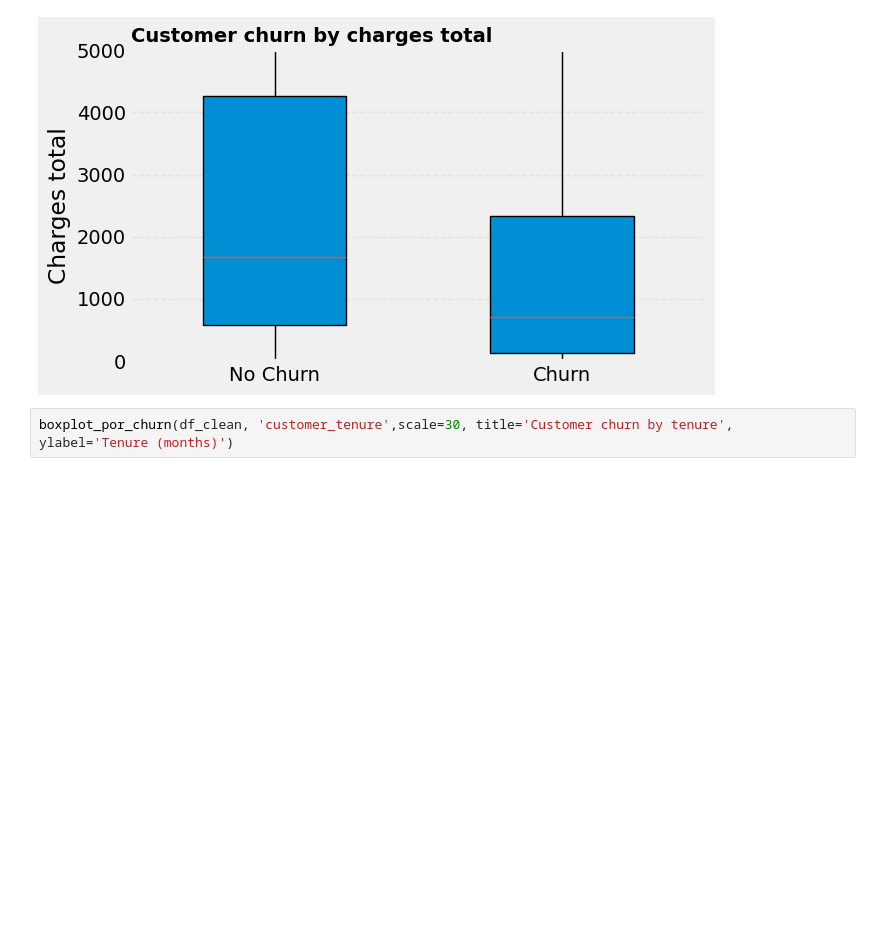
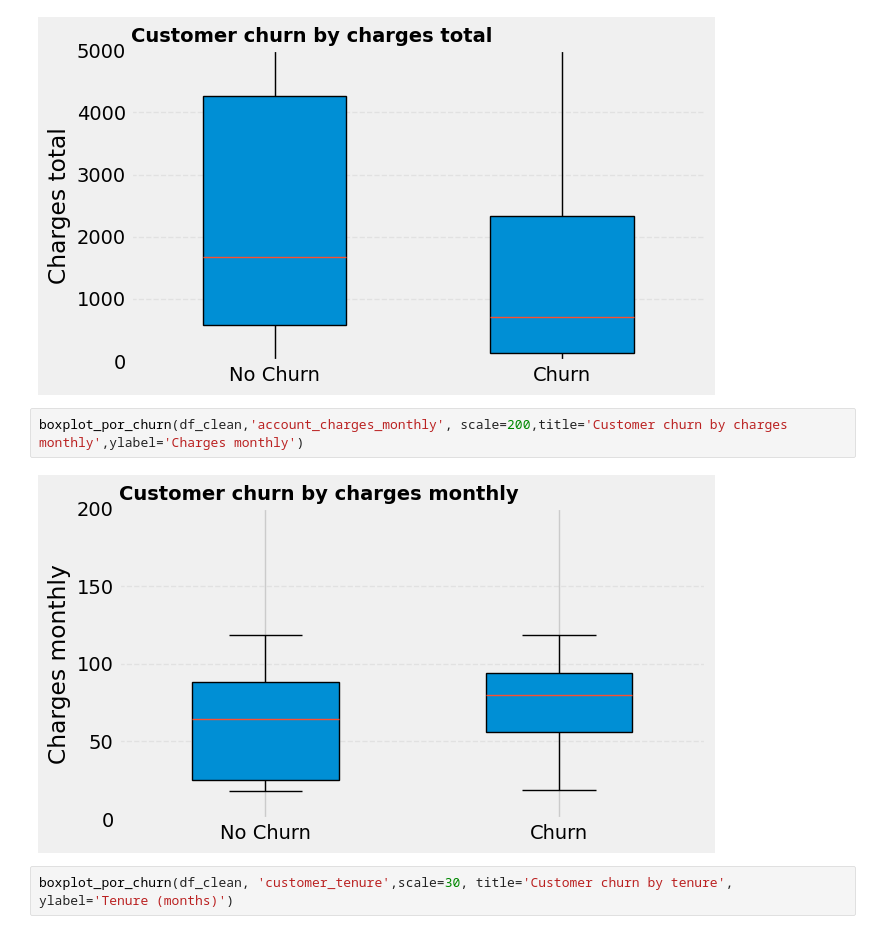
Before and after one commit to CatalinaOrtegha/2ndChallenge_TelecomX, a Jupyter notebook: TelecomX_Analysis.ipynb, the cells around one changed output. Saved outputs shown, nothing was run; the diff lists cells and outputs as text; blank space fills up the shorter version.

Commit message:
Se agrega boxplot de cargos mensuales

```diff
--- a/TelecomX_Analysis.ipynb
+++ b/TelecomX_Analysis.ipynb
@@ -188,6 +188,10 @@ def boxplot_por_churn(df, variable, target='churn',scale=5000, title=None,ylabel
 boxplot_por_churn(df_clean,'account_charges_total',title='Customer churn by charges total',ylabel='Charges total')
 # %% [output]
 [figure]
+# %%
+boxplot_por_churn(df_clean,'account_charges_monthly', scale=200,title='Customer churn by charges monthly',ylabel='Charges monthly')
+# %% [output]
+[figure, added]
 # %%
 boxplot_por_churn(df_clean, 'customer_tenure',scale=30, title='Customer churn by tenure', ylabel='Tenure (months)')
 # %% [output]
```
